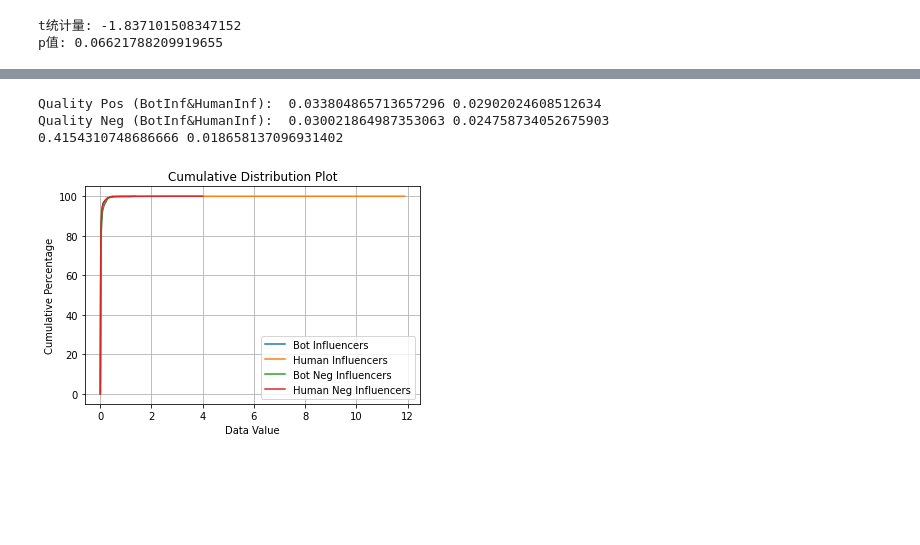
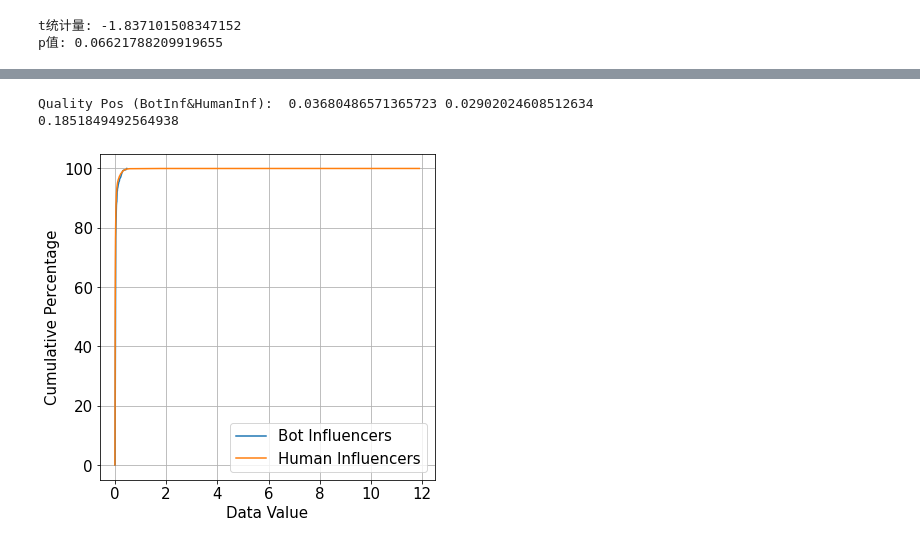
Before and after one commit to ZaccWu/botImpact, a Jupyter notebook: empirical+vis.ipynb, the cells around one changed output, grey strips where cells are left out. Cells and saved outputs as stored; diff of their text form; code cells hidden in the pictures; blank space fills up the shorter version.

```diff
--- a/empirical+vis.ipynb
+++ b/empirical+vis.ipynb
@@ -376,40 +389,27 @@ Quality Neg (BotInf&HumanInf):  0.0655173959336188 0.04418725747323759
 # %%
 botD = pd.read_csv('Dataset/twi22/influencers/t2_pos_botInfluencer.csv')
 humanD = pd.read_csv('Dataset/twi22/influencers/t2_pos_humanInfluencer.csv')
-botD_neg = pd.read_csv('Dataset/twi22/influencers/t2_neg_botInfluencer.csv')
-humanD_neg = pd.read_csv('Dataset/twi22/influencers/t2_neg_humanInfluencer.csv')
 
 botD, humanD = botD[botD['followers']>0], humanD[humanD['followers']>0]
-botD_neg, humanD_neg = botD_neg[botD_neg['followers']>0], humanD_neg[humanD_neg['followers']>0]
-
 impbot, imphuman = impact_func(botD), impact_func(humanD)
-impbot_neg, imphuman_neg = impact_func(botD_neg), impact_func(humanD_neg)
 
 print("Quality Pos (BotInf&HumanInf): ", np.mean(impbot), np.mean(imphuman))
-print("Quality Neg (BotInf&HumanInf): ", np.mean(impbot_neg), np.mean(imphuman_neg))
-
-_, p_value_pos = stats.ttest_ind(impbot, imphuman)
-_, p_value_neg = stats.ttest_ind(impbot_neg, imphuman_neg)
-print(p_value_pos, p_value_neg)
+_, p_value = stats.ttest_ind(impbot, imphuman)
+print(p_value)
 
 sorted_data1, sorted_data2 = np.sort(impbot), np.sort(imphuman)
-sorted_data3, sorted_data4 = np.sort(impbot_neg), np.sort(imphuman_neg)
 perc1, perc2 = np.linspace(0, 100, len(sorted_data1)), np.linspace(0, 100, len(sorted_data2))
-perc3, perc4 = np.linspace(0, 100, len(sorted_data3)), np.linspace(0, 100, len(sorted_data4))
 
+plt.figure(figsize=(6, 6))
 plt.plot(sorted_data1, perc1, label='Bot Influencers')
 plt.plot(sorted_data2, perc2, label='Human Influencers')
-plt.plot(sorted_data3, perc3, label='Bot Neg Influencers')
-plt.plot(sorted_data4, perc4, label='Human Neg Influencers')
-
-plt.title('Cumulative Distribution Plot')
-plt.xlabel('Data Value')
-plt.ylabel('Cumulative Percentage')
-plt.legend()
+plt.xlabel('Data Value', fontsize=15)
+plt.ylabel('Cumulative Percentage', fontsize=15)
+plt.tick_params(labelsize=15)
+plt.legend(fontsize=15)
 plt.grid(True)
 plt.show()
 # %% [output]
-Quality Pos (BotInf&HumanInf):  0.033804865713657296 0.02902024608512634
-Quality Neg (BotInf&HumanInf):  0.030021864987353063 0.024758734052675903
-0.4154310748686666 0.018658137096931402
+Quality Pos (BotInf&HumanInf):  0.03680486571365723 0.02902024608512634
+0.1851849492564938
-[figure, old version]
+[figure, new version]
```
Also changed, not shown: parts of 6 cells of this notebook, 1 other file.
